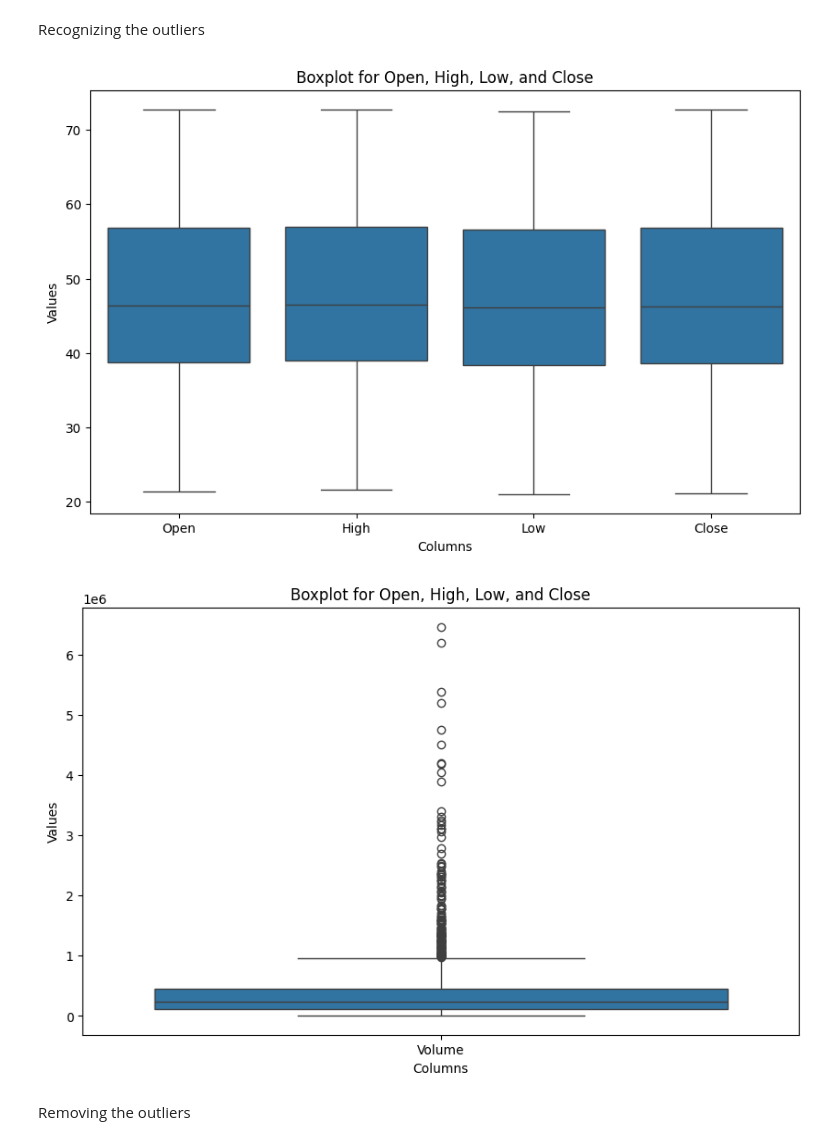
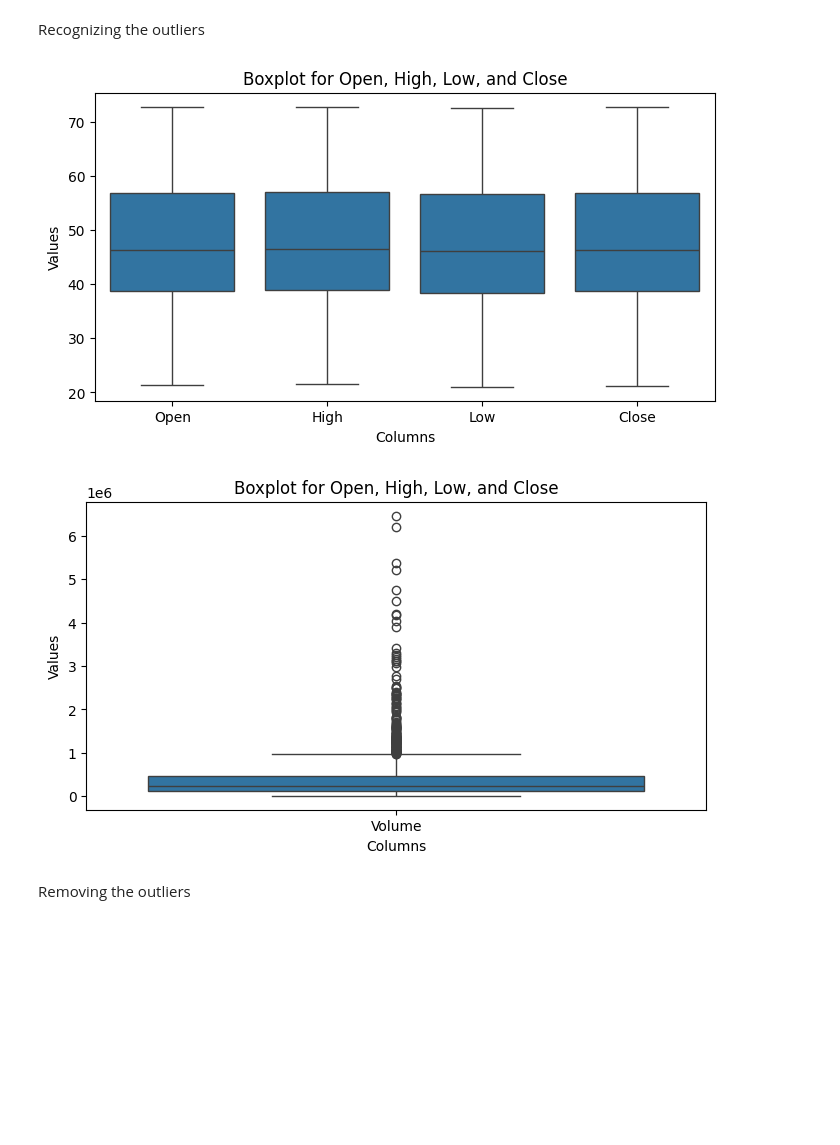
Before and after one commit to qazalarabali/ETF_EDA_Visualization, a Jupyter notebook: Index ETFs/VT/VT_EDA.ipynb, the cells around one changed output. Drawn from its saved outputs; the diff is of its cells as text; code cells hidden in the pictures; blank space fills up the shorter version.

Commit message:
Bar_chart_Edited

```diff
--- a/Index ETFs/VT/VT_EDA.ipynb
+++ b/Index ETFs/VT/VT_EDA.ipynb
@@ -341,31 +341,31 @@ Recognizing the outliers
 # %%
 # Prepare the data for grouped plotting
 columns_to_plot = ['Open', 'High', 'Low', 'Close']
 melted_data = df[columns_to_plot].melt(var_name="Columns", value_name="Values")
 
 # Plot the boxplot for all columns in one figure
-plt.figure(figsize=(10, 6))
+plt.figure(figsize=(8, 4))
 sns.boxplot(data=melted_data, x="Columns", y="Values")
 plt.title("Boxplot for Open, High, Low, and Close")
 plt.xlabel("Columns")
 plt.ylabel("Values")
 plt.show()
 # %% [output]
-[figure, old version]
+[figure, new version]
 # %%
 # Prepare the data for grouped plotting
 columns_to_plot = ['Volume']
 melted_data = df[columns_to_plot].melt(var_name="Columns", value_name="Values")
 
 # Plot the boxplot for all columns in one figure
-plt.figure(figsize=(10, 6))
+plt.figure(figsize=(8, 4))
 sns.boxplot(data=melted_data, x="Columns", y="Values")
 plt.title("Boxplot for Open, High, Low, and Close")
 plt.xlabel("Columns")
 plt.ylabel("Values")
 plt.show()
 # %% [output]
-[figure, old version]
+[figure, new version]
 # %% [markdown]
 Removing the outliers
 # %%
```
Also changed, not shown: parts of 4 cells of this notebook.
